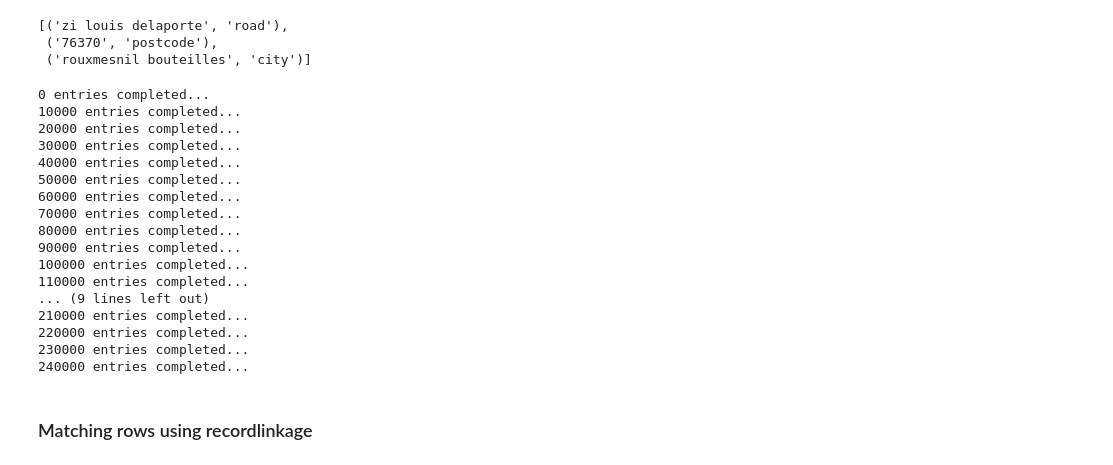
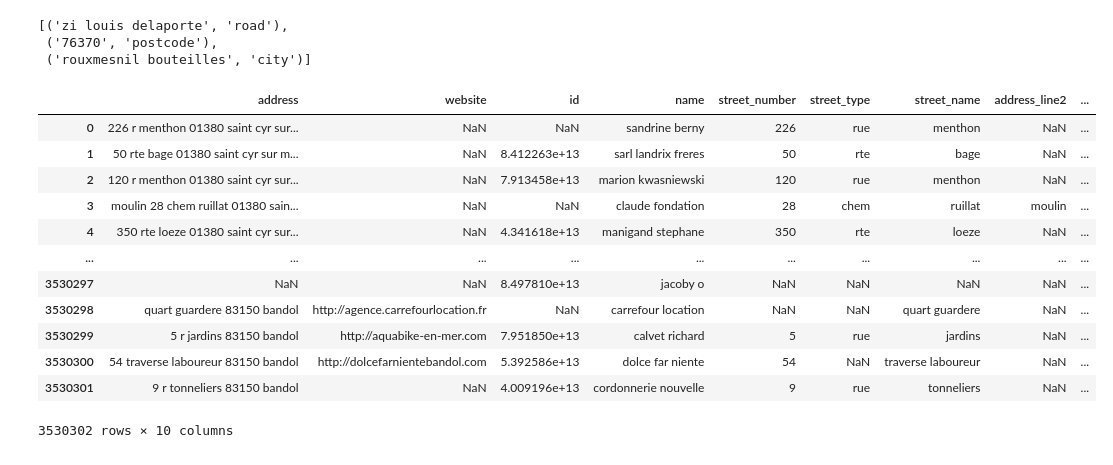
Before and after one commit to TaherHabib/database_records_linkage, a Jupyter notebook: notebooks/using_recordlinkage_lib.ipynb, the cells around one changed output. Cells and saved outputs as stored; diff of their text form; code cells hidden in the pictures.

```diff
--- a/notebooks/using_recordlinkage_lib.ipynb
+++ b/notebooks/using_recordlinkage_lib.ipynb
@@ -13,3 +0,0 @@ ROOT = '/home/thabib/database_records_linkage'
-# %%
-s1_cstr = pd.read_csv(os.path.join(ROOT, 'data', 'source1_cstr.csv'))
-s2_cstr = pd.read_csv(os.path.join(ROOT, 'data', 'source2_cstr.csv'))
@@ -161,23 +211,18 @@ def create_address_fields_dataframe(full_address_series=None):
 # %%
-df_address_fields = create_address_fields_dataframe(s2_nond_cstr['address'])
-df_address_fields
+s2_cstr[['street_number','street_type','street_name','address_line2', 'postal_code','city']] = s2_cstr.apply(lambda row: parse_address_fields(row.address), axis=1, result_type='expand')
-# %% [output]
-0 entries completed...
-10000 entries completed...
-20000 entries completed...
-30000 entries completed...
-40000 entries completed...
-50000 entries completed...
-60000 entries completed...
-70000 entries completed...
-80000 entries completed...
-90000 entries completed...
-100000 entries completed...
-110000 entries completed...
-... (9 lines left out)
-210000 entries completed...
-220000 entries completed...
-230000 entries completed...
-240000 entries completed...
-# %% [markdown]
-### Matching rows using recordlinkage
+# %%
+s2_cstr
+# %% [output]
+|  | address | website | id | name | street_number | street_type | street_name | address_line2 | ... |
+| 0 | 226 r menthon 01380 saint cyr sur... | NaN | NaN | sandrine berny | 226 | rue | menthon | NaN | ... |
+| 1 | 50 rte bage 01380 saint cyr sur m... | NaN | 8.412263e+13 | sarl landrix freres | 50 | rte | bage | NaN | ... |
+| 2 | 120 r menthon 01380 saint cyr sur... | NaN | 7.913458e+13 | marion kwasniewski | 120 | rue | menthon | NaN | ... |
+| 3 | moulin 28 chem ruillat 01380 sain... | NaN | NaN | claude fondation | 28 | chem | ruillat | moulin | ... |
+| 4 | 350 rte loeze 01380 saint cyr sur... | NaN | 4.341618e+13 | manigand stephane | 350 | rte | loeze | NaN | ... |
+| ... | ... | ... | ... | ... | ... | ... | ... | ... | ... |
+| 3530297 | NaN | NaN | 8.497810e+13 | jacoby o | NaN | NaN | NaN | NaN | ... |
+| 3530298 | quart guardere 83150 bandol | http://agence.carrefourlocation.fr | NaN | carrefour location | NaN | NaN | quart guardere | NaN | ... |
+| 3530299 | 5 r jardins 83150 bandol | http://aquabike-en-mer.com | 7.951850e+13 | calvet richard | 5 | rue | jardins | NaN | ... |
+| 3530300 | 54 traverse laboureur 83150 bandol | http://dolcefarnientebandol.com | 5.392586e+13 | dolce far niente | 54 | NaN | traverse laboureur | NaN | ... |
+| 3530301 | 9 r tonneliers 83150 bandol | NaN | 4.009196e+13 | cordonnerie nouvelle | 9 | rue | tonneliers | NaN | ... |
+3530302 rows × 10 columns
```
Also changed, not shown: parts of 13 cells of this notebook, 2 other files.
